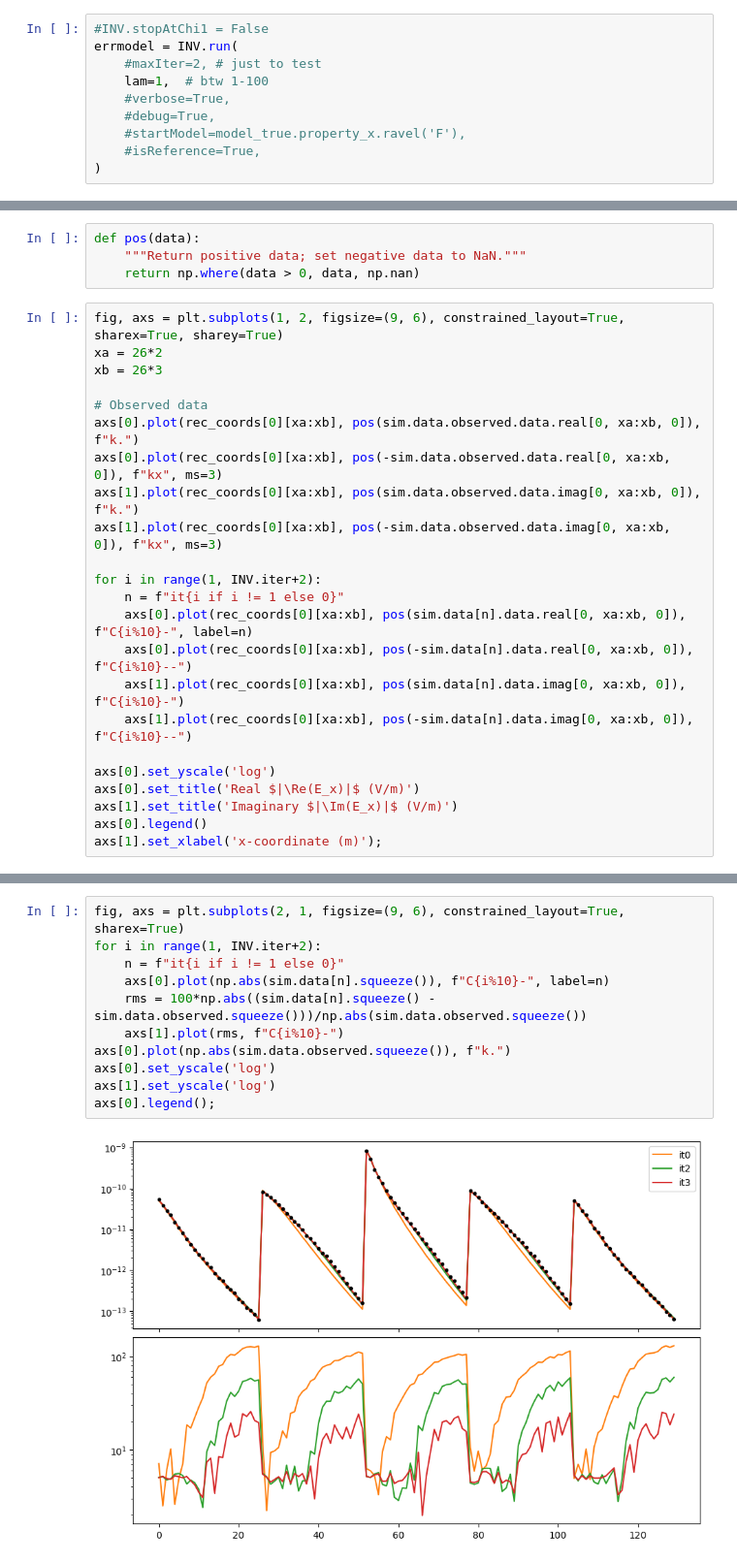
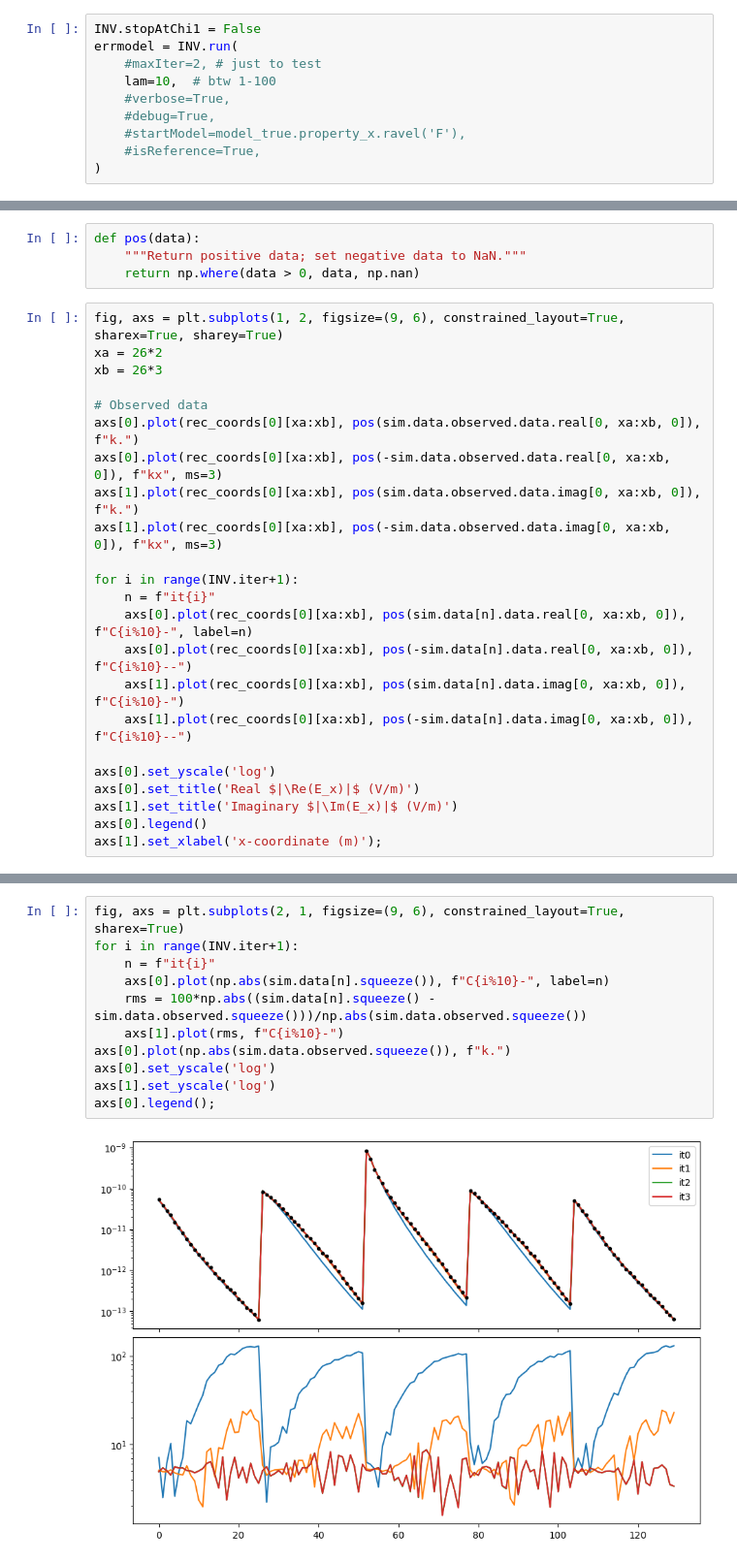
Before and after one commit to prisae/dev-pygimli-emg3d, a Jupyter notebook: ToyExample.ipynb, the cells around one changed output, grey strips where cells are left out. Shown: that part at 97% size. Cells and saved outputs as stored; diff of their text form.

```diff
--- a/ToyExample.ipynb
+++ b/ToyExample.ipynb
@@ -81,10 +89,10 @@ INV.fop.setRegionProperties(0, limits=(0.999999, 1.0000001), startModel=1.0)
 # %% [markdown]
 ## Run inversion
 # %%
-#INV.stopAtChi1 = False
+INV.stopAtChi1 = False
 errmodel = INV.run(
     #maxIter=2, # just to test
-    lam=1,  # btw 1-100
+    lam=10,  # btw 1-100
     #verbose=True,
     #debug=True,
     #startModel=model_true.property_x.ravel('F'),
@@ -170,8 +179,8 @@ axs[0].plot(rec_coords[0][xa:xb], pos(-sim.data.observed.data.real[0, xa:xb, 0])
 axs[1].plot(rec_coords[0][xa:xb], pos(sim.data.observed.data.imag[0, xa:xb, 0]), f"k.")
 axs[1].plot(rec_coords[0][xa:xb], pos(-sim.data.observed.data.imag[0, xa:xb, 0]), f"kx", ms=3)
 
-for i in range(1, INV.iter+2):
-    n = f"it{i if i != 1 else 0}"
+for i in range(INV.iter+1):
+    n = f"it{i}"
     axs[0].plot(rec_coords[0][xa:xb], pos(sim.data[n].data.real[0, xa:xb, 0]), f"C{i%10}-", label=n)
     axs[0].plot(rec_coords[0][xa:xb], pos(-sim.data[n].data.real[0, xa:xb, 0]), f"C{i%10}--")
     axs[1].plot(rec_coords[0][xa:xb], pos(sim.data[n].data.imag[0, xa:xb, 0]), f"C{i%10}-")
@@ -187,14 +196,14 @@ axs[1].set_xlabel('x-coordinate (m)');
 # %%
 fig, axs = plt.subplots(2, 1, figsize=(9, 6), constrained_layout=True, sharex=True)
-for i in range(1, INV.iter+2):
-    n = f"it{i if i != 1 else 0}"
+for i in range(INV.iter+1):
+    n = f"it{i}"
     axs[0].plot(np.abs(sim.data[n].squeeze()), f"C{i%10}-", label=n)
     rms = 100*np.abs((sim.data[n].squeeze() - sim.data.observed.squeeze()))/np.abs(sim.data.observed.squeeze())
     axs[1].plot(rms, f"C{i%10}-")
 axs[0].plot(np.abs(sim.data.observed.squeeze()), f"k.")
 axs[0].set_yscale('log')
 axs[1].set_yscale('log')
 axs[0].legend();
 # %% [output]
-[figure, old version]
+[figure, new version]
 # %%
```
Also changed, not shown: parts of 7 cells of this notebook, 1 other file.
